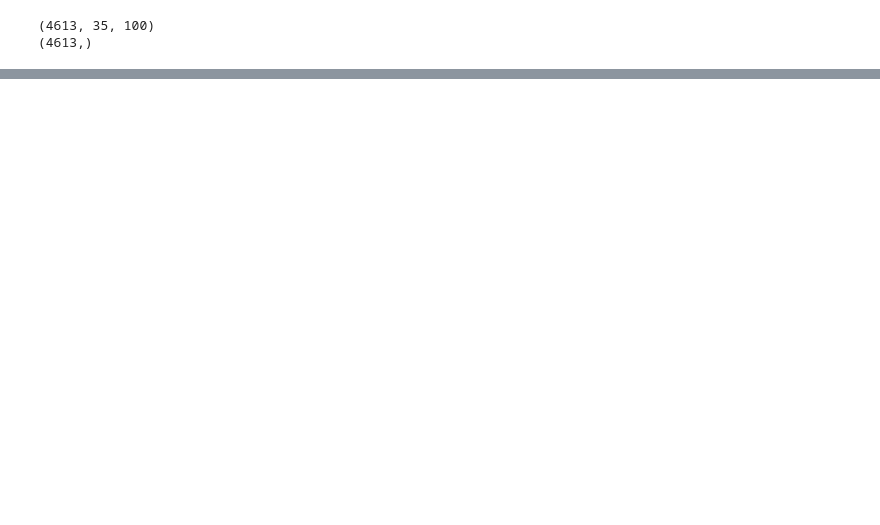
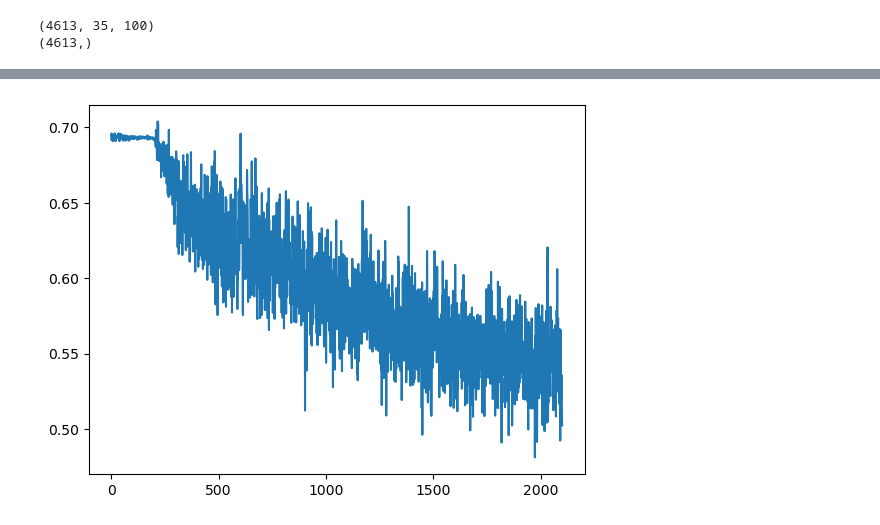
Before and after one commit to HiepDoTrong/NLP_final_term, a Jupyter notebook: main.ipynb, the cells around one changed output, grey strips where cells are left out. Drawn from its saved outputs; the diff is of its cells as text; code cells hidden in the pictures; blank space fills up the shorter version.

```diff
--- a/main.ipynb
+++ b/main.ipynb
@@ -274,0 +236,89 @@ Accuracy on validation set: 0.6879739978331527
+# %%
+# Khởi tạo mô hình
+lstm = LSTMClassifier(input_size, hidden_size, num_layers, num_classes)
+criterion = nn.CrossEntropyLoss()
+optimizer = torch.optim.Adam(lstm.parameters(), lr=lr)
+lstm.to(device)
+
+X_train, X_valid, y_train, y_valid = train_test_split(X_input, y_input, test_size=0.2, random_state=42, stratify=y_input)
+
+# Xác định số lượng mẫu của mỗi lớp
+class_0_count = np.sum(y_train == 0)
+class_1_count = np.sum(y_train == 1)
+# Tính toán số lượng mẫu cần thêm vào mỗi lớp để làm cho số lượng mẫu của hai lớp bằng nhau
+sample_diff = abs(class_0_count - class_1_count)
+samples_to_add = max(class_0_count, class_1_count) - min(class_0_count, class_1_count)
+
+# Lấy mẫu ngẫu nhiên từ các mẫu hiện có trong lớp ít mẫu để tạo ra số lượng mẫu cần thiết và thêm vào tập train
+if class_0_count < class_1_count:
+    X_train_class_0 = X_train[y_train == 0]
+    y_train_class_0 = y_train[y_train == 0]
+    additional_indices = np.random.choice(range(class_0_count), samples_to_add)
+    X_train_additional = X_train_class_0[additional_indices]
+    y_train_additional = y_train_class_0[additional_indices]
+    X_train = np.concatenate((X_train, X_train_additional))
+    y_train = np.concatenate((y_train, y_train_additional))
+else:
+    X_train_class_1 = X_train[y_train == 1]
+    y_train_class_1 = y_train[y_train == 1]
+    additional_indices = np.random.choice(range(class_1_count), samples_to_add)
+    X_train_additional = X_train_class_1[additional_indices]
+    y_train_additional = y_train_class_1[additional_indices]
+    X_train = np.concatenate((X_train, X_train_additional))
+    y_train = np.concatenate((y_train, y_train_additional))
+
+# Trộn lại dữ liệu để đảm bảo tính ngẫu nhiên
+X_train, y_train = shuffle(X_train, y_train, random_state=42)
+
+X_train = torch.tensor(X_train, dtype=torch.float32).to(device)
+X_valid = torch.tensor(X_valid, dtype=torch.float32).to(device)
+y_train = torch.tensor(y_train).to(device)
+y_valid = torch.tensor(y_valid).to(device)
+
+# Tạo DataLoader cho dữ liệu train và validation
+train_dataset = TensorDataset(X_train, y_train)
+train_loader = DataLoader(train_dataset, batch_size=batch_size, shuffle=True)
+
+valid_dataset = TensorDataset(X_valid, y_valid)
+valid_loader = DataLoader(valid_dataset, batch_size=batch_size, shuffle=False)
+
+# Vòng lặp huấn luyện
+losses = []
+for epoch in range(1, num_epochs + 1):
+    # Huấn luyện
+    lstm.train()
+    for X_batch, y_batch in train_loader:
+        optimizer.zero_grad()
+        outputs = lstm(X_batch)
+        loss = criterion(outputs, y_batch)
+        losses.append(loss.item())
+        loss.backward()
+        optimizer.step()
+
+    # In ra loss sau mỗi 5 eclass_0_count = np.sum(predicted_labels == 0)
+    if epoch % 5 == 0:
+
+        # Đánh giá mô hình trên tập validation
+        lstm.eval()
+        with torch.no_grad():
+            # for X_batch, y_batch in valid_loader:
+            outputs = lstm(X_valid)
+            loss = criterion(outputs, y_valid)
+            print(f"Epoch {epoch}, Loss validate: {loss.item()}")
+
+        _, predicted = torch.max(outputs, 1)
+        predicted_labels = predicted.cpu().numpy()
+        true_labels = y_valid.cpu().numpy()
+        accuracy = accuracy_score(true_labels, predicted_labels)
+        precision = precision_score(true_labels, predicted_labels)
+        recall = recall_score(true_labels, predicted_labels)
+        f1 = f1_score(true_labels, predicted_labels)
+
+        print("Accuracy:", accuracy)
+        print("Precision:", precision)
+        print("Recall:", recall)
+        print("F1 Score:", f1)
+
+        print("=========================================")
+plt.plot(losses)
+# %% [output]
@@ -274,0 +349 @@ Accuracy on validation set: 0.6879739978331527
+[figure, added]
```
Also changed, not shown: parts of 9 cells of this notebook.
